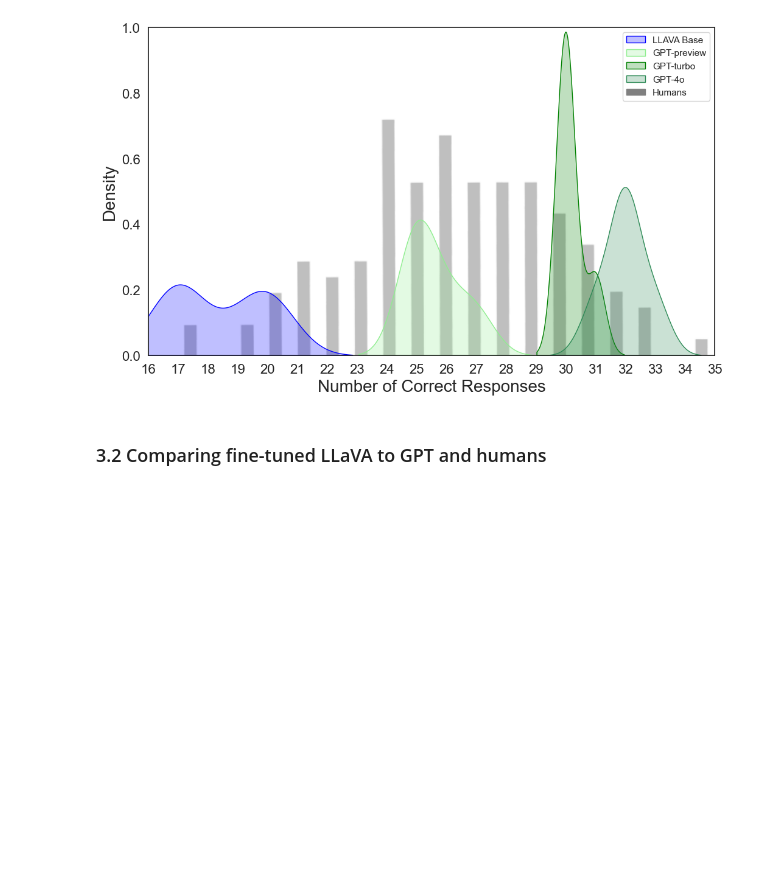
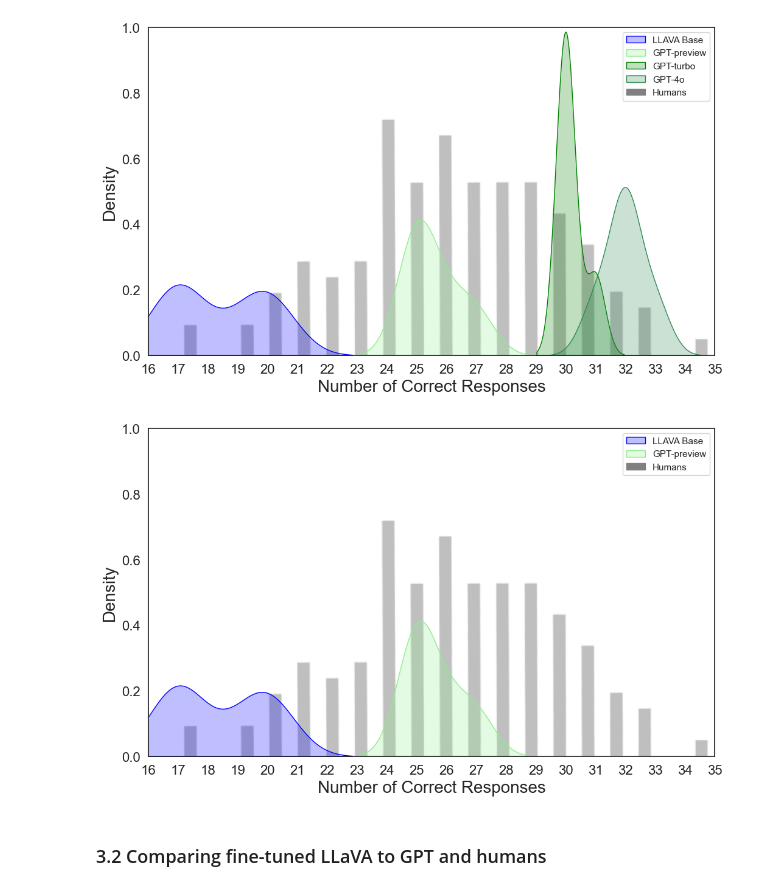
Before and after one commit to bridgetleonard2/Eyes-Mind-Model, a Jupyter notebook: llava_hyak/rmet_analysis.ipynb, the cells around one changed output. Cells and saved outputs as stored; diff of their text form; code cells hidden in the pictures; blank space fills up the shorter version.

```diff
--- a/llava_hyak/rmet_analysis.ipynb
+++ b/llava_hyak/rmet_analysis.ipynb
@@ -350,6 +350,48 @@ plt.savefig('output/gptVSllava_present.png', bbox_inches='tight')  # Save as PNG
 plt.show()
 # %% [output]
 [figure]
+# %%
+# just preview and llava
+# Create the figure and axis
+fig, ax = plt.subplots(figsize=(12, 7))
+
+# Display the image
+ax.imshow(background, aspect='auto', extent=[16, 35, 0, 0.8], zorder=0)  # Adjust 'extent' as needed
+
+# Plotting data with explicit labels for seaborn plots
+palette=['blue', 'lightgreen']
+labels = ['LLAVA Base', 'GPT-preview']
+for data, color, label in zip(['llava_base', 'gpt-preview'], palette, labels):
+    sns.kdeplot(data=performance_data[data], fill=True, color=color, label=label, ax=ax)
+
+# Set the axes properties
+ax.set_xlim([16, 35])
+ax.set_ylim([0, 1.0])
+ax.set_xticks(range(16, 36))
+ax.set_xlabel('Number of Correct Responses', fontsize=20)
+ax.set_ylabel('Density', fontsize=20)
+ax.tick_params(axis='both', labelsize=16)
+
+# Create a custom patch for "Humans"
+custom_patch = mpatches.Patch(color='grey', label='Humans')
+
+# Retrieve handles and labels from the plot
+handles, labels = ax.get_legend_handles_labels()
+
+# Add custom patch to the list of handles for the legend
+handles.append(custom_patch)
+labels.append('Humans')
+
+# Create the legend with the updated handles and labels
+ax.legend(handles, labels, fontsize=11)
+
+# Save and show the plot
+# plt.savefig('../../../Dropbox/rmet/paper/finetune_double_dist_overlay_7andDouble.png', bbox_inches='tight')
+plt.savefig('output/gptPreviewVSllava_present.png', bbox_inches='tight')  # Save as PNG
+
+plt.show()
+# %% [output]
+[figure, added]
 # %% [markdown]
 ### 3.2 Comparing fine-tuned LLaVA to GPT and humans
 # %%
```
Also changed, not shown: parts of 1 cell of this notebook, 15 other files.
